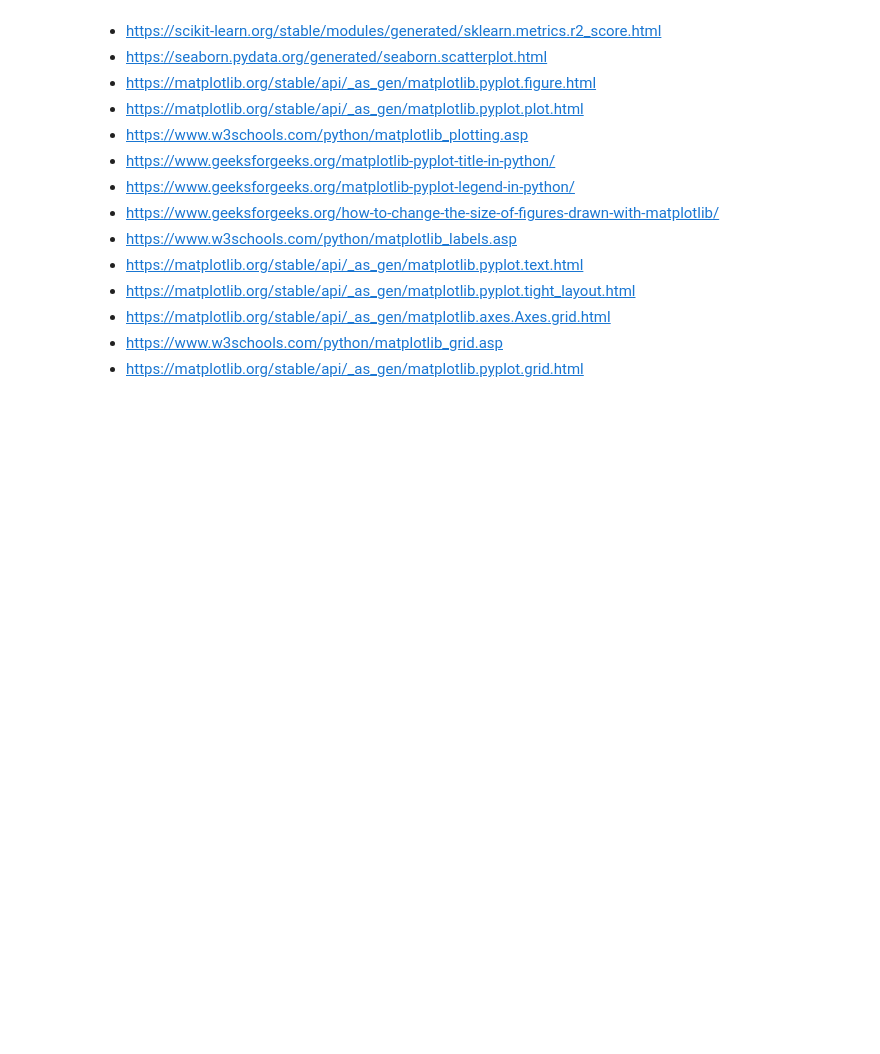
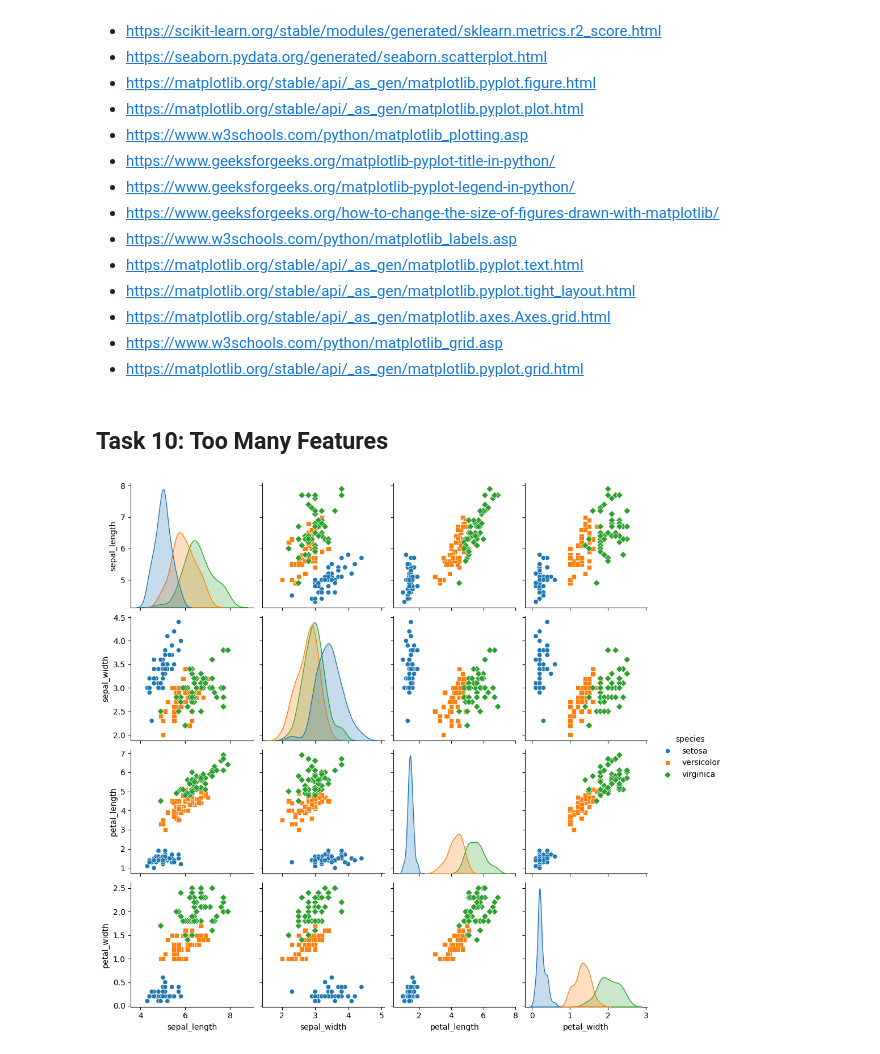
Before and after one commit to tihana-gray/principles_of_data_analytics, a Jupyter notebook: tasks.ipynb, the cells around one changed output. Cells and saved outputs as stored; diff of their text form; code cells hidden in the pictures; blank space fills up the shorter version.

Commit message:
task10

```diff
--- a/tasks.ipynb
+++ b/tasks.ipynb
@@ -478,3 +478,19 @@ However, because the GeeksforGeeks tutorial I followed also printed the R² scor
 - https://matplotlib.org/stable/api/_as_gen/matplotlib.axes.Axes.grid.html
 - https://www.w3schools.com/python/matplotlib_grid.asp
 - https://matplotlib.org/stable/api/_as_gen/matplotlib.pyplot.grid.html
+# %% [markdown]
+## Task 10: Too Many Features
+# %%
+import seaborn as sns
+import matplotlib.pyplot as plt
+
+# Loading the Iris dataset using Seaborn's built-in datasets
+iris = sns.load_dataset("iris")  # 📚 https://shorturl.at/MYgs1
+
+# Creating a pairplot for the Iris dataset
+sns.pairplot(iris, hue="species", markers=["o", "s", "D"])  # 📚 https://shorturl.at/zWFjb
+
+# Showing the plot
+plt.show()
+# %% [output]
+[figure, added]
```
Also changed, not shown: parts of 2 cells of this notebook, 1 other file.
